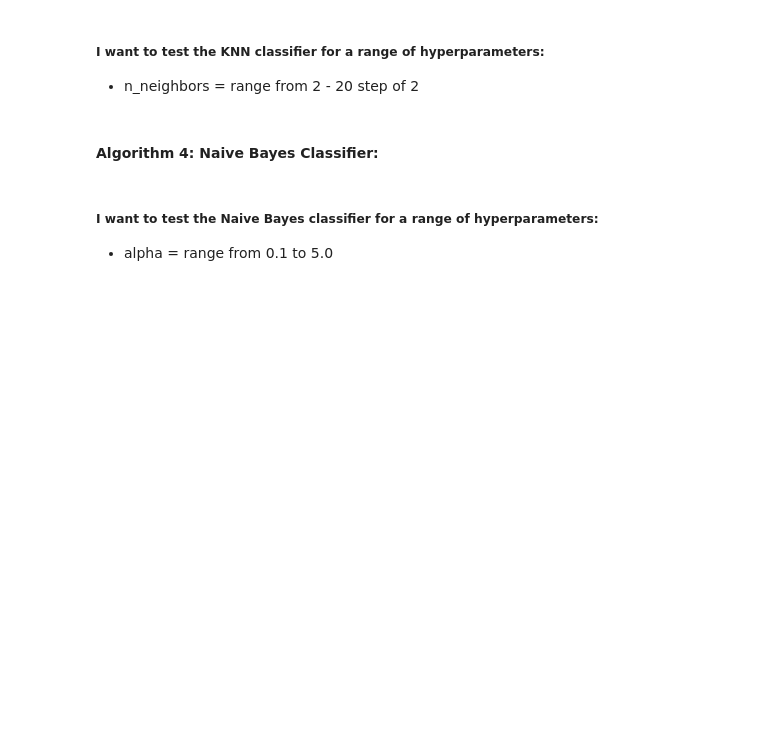
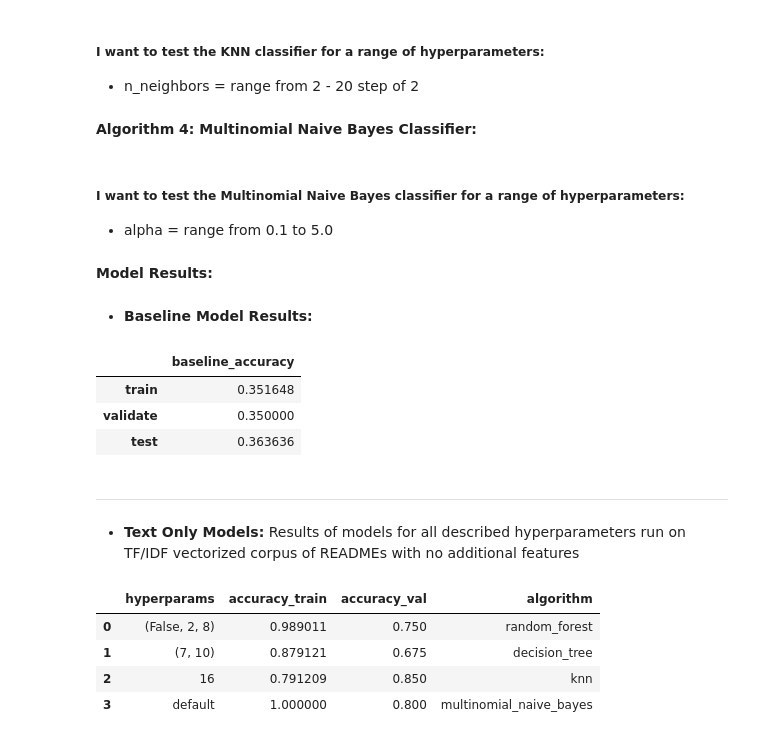
Before and after one commit to EasyNLPeasy/nlp_team_project, a Jupyter notebook: github_repos_nlp_report.ipynb, the cells around one changed output. Cells and saved outputs as stored; diff of their text form; code cells hidden in the pictures; blank space fills up the shorter version.

Commit message:
updated final notebook and modeling.py,.ipynb

```diff
--- a/github_repos_nlp_report.ipynb
+++ b/github_repos_nlp_report.ipynb
@@ -386,5 +246,28 @@ def knn_classification(df, df_val, target, min_n_neighbors=2, max_n_neighbors=20
 # %% [markdown]
-#### **Algorithm 4: Naive Bayes Classifier:**
+**Algorithm 4: Multinomial Naive Bayes Classifier:**
 # %% [markdown]
-##### I want to test the Naive Bayes classifier for a range of hyperparameters:
+##### I want to test the Multinomial Naive Bayes classifier for a range of hyperparameters:
 - alpha = range from 0.1 to 5.0
+# %% [markdown]
+**Model Results:**
+# %% [markdown]
+- **Baseline Model Results:**
+# %%
+m.baseline_models(train, validate, test)
+# %% [output]
+|  | baseline_accuracy |
+| train | 0.351648 |
+| validate | 0.350000 |
+| test | 0.363636 |
+# %% [markdown]
+***
+# %% [markdown]
+- **Text Only Models:** Results of models for all described hyperparameters run on TF/IDF vectorized corpus of READMEs with no additional features
+# %%
+m.model_data(train, validate, 'language')
+# %% [output]
+|  | hyperparams | accuracy_train | accuracy_val | algorithm |
+| 0 | (False, 2, 8) | 0.989011 | 0.750 | random_forest |
+| 1 | (7, 10) | 0.879121 | 0.675 | decision_tree |
+| 2 | 16 | 0.791209 | 0.850 | knn |
+| 3 | default | 1.000000 | 0.800 | multinomial_naive_bayes |
```
Also changed, not shown: parts of 18 cells of this notebook, 2 other files.
